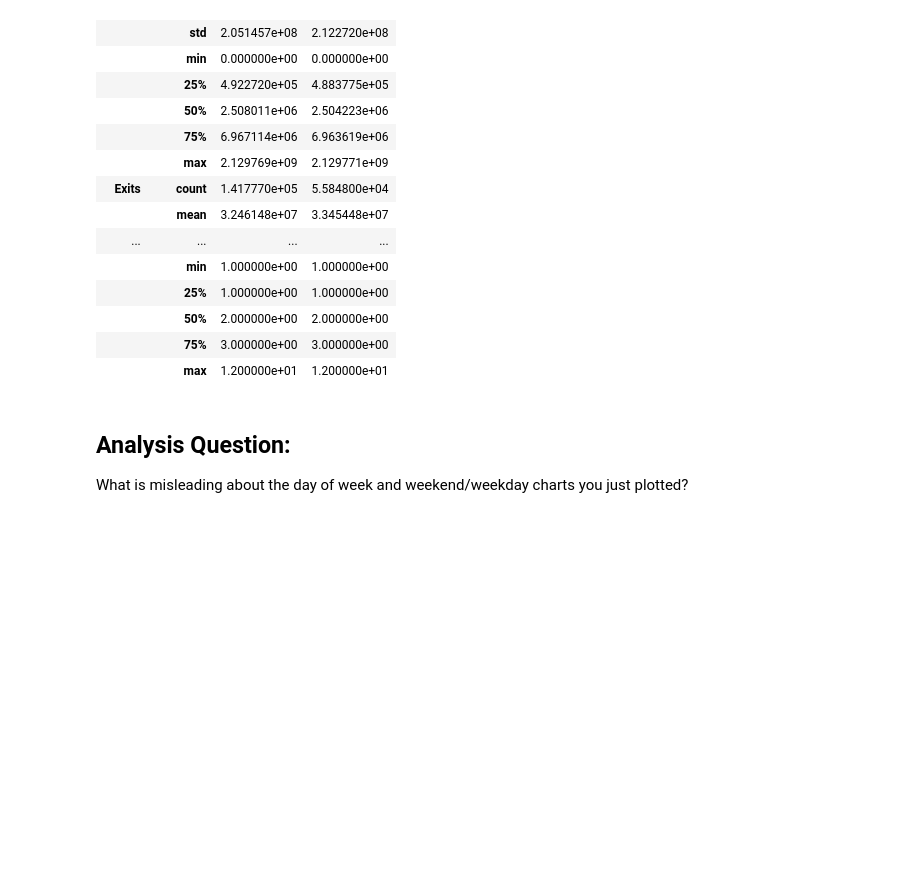
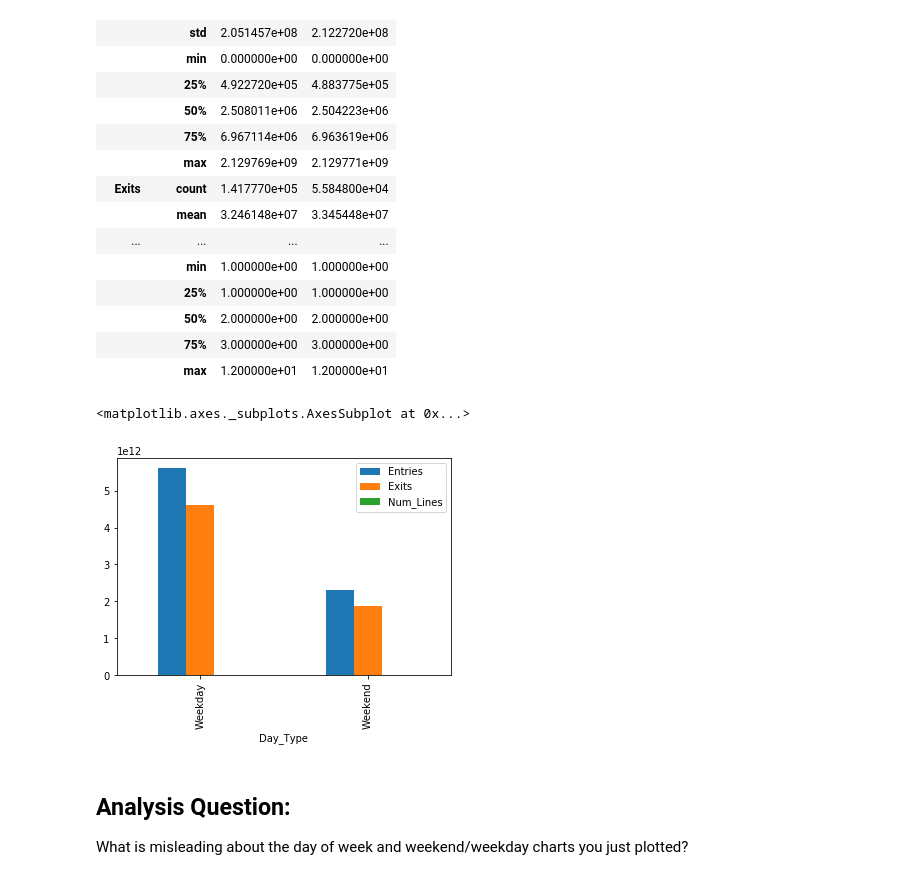
Before and after one commit to bl419cam/dsc-pandas-series-and-dataframes-lab-seattle-ds-062419, a Jupyter notebook: index.ipynb, the cells around one changed output. Drawn from its saved outputs; the diff is of its cells as text; code cells hidden in the pictures; blank space fills up the shorter version.

```diff
--- a/index.ipynb
+++ b/index.ipynb
@@ -230,7 +230,10 @@ df.groupby('Day_Type').describe().T
 # %%
 group_by_day_type = df.groupby('Day_Type').sum()
 # %%
-group_by_day.plot(kind='bar')
+group_by_day_type.plot(kind='bar')
+# %% [output]
+<matplotlib.axes._subplots.AxesSubplot at 0x...>
+[figure, added]
 # %% [markdown]
 ## Analysis Question:
 
```
